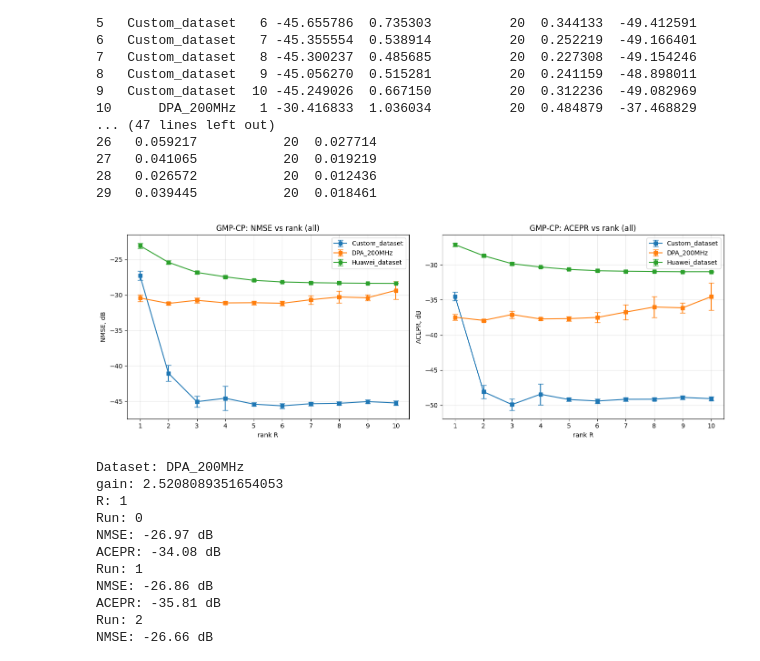
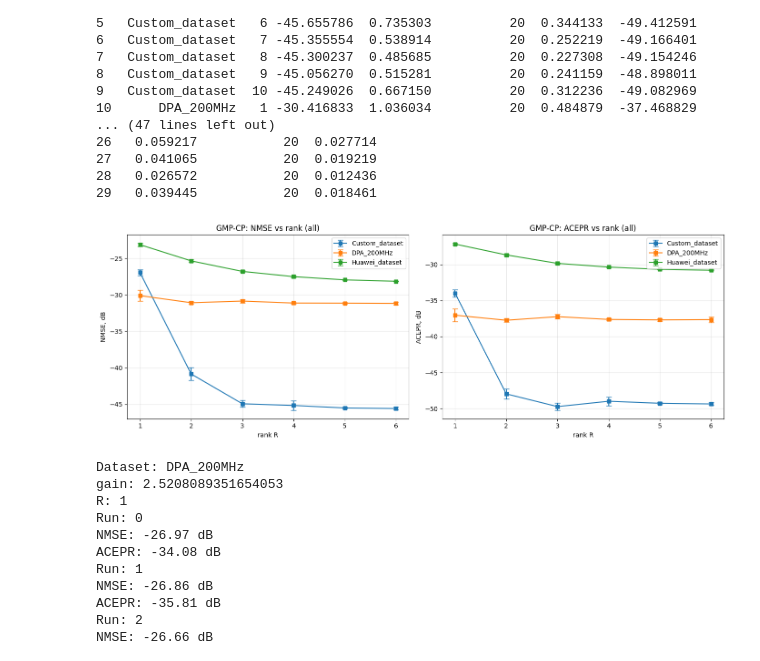
Before and after one commit to pasmornov-m/DPD_Research, a Jupyter notebook: dev_gmp_tensor.ipynb, the cells around one changed output. Cells and saved outputs as stored; diff of their text form; code cells hidden in the pictures.

```diff
--- a/dev_gmp_tensor.ipynb
+++ b/dev_gmp_tensor.ipynb
@@ -11,7 +11,9 @@ import pandas as pd
 # %% [markdown]
 Load data from files
 # %%
-dataset_path = "datasets/DPA_200MHz"
+dataset_path = "datasets/Custom_dataset"
+# dataset_path = "datasets/DPA_200MHz"
+# dataset_path = "datasets/Huawei_dataset"
 
 container = data_loader.DataContainer()
 container.load_data(file_path=dataset_path)
@@ -83,6 +85,9 @@ def ridge_ls(Phi, y, gamma):
     Phi : (N, K)
     y   : (N,)
     """
+
+    if gamma == 0:
+        return torch.linalg.lstsq(Phi, y).solution
 
     K = Phi.shape[1]
 
@@ -114,16 +119,6 @@ def als_identification_of_gmpcp(model, y_vec, H, M, N, L, gamma):
     M1 = model.M1
     M2 = model.M2
     P = model.P
-
-    # N = len(x) - max(M1, M2) + 1
-
-    # y_vec, H, M = prepare_data_for_als(x,
-    #                                    y,
-    #                                    M1,
-    #                                    M2,
-    #                                    P,
-    #                                    N,
-    #                                 )
 
     A = model.a.clone()
     B = model.b.clone()
@@ -175,16 +170,16 @@ from models.base_model import BaseModel
 
 
 class GMPCP(torch.nn.Module, BaseModel):
-    def __init__(self, R, M1, M2, P, model_name: str = "", learnable: bool = False, use_even_powers: bool = False):
+    def __init__(self, R, M1, M2, P, model_name: str = "", use_even_powers: bool = False):
 
         torch.nn.Module.__init__(self)
         BaseModel.__init__(self, model_name=model_name)
 
         self.R, self.M1, self.M2, self.P = R, M1, M2, P
 
-        self.a = torch.nn.Parameter(0.1 * torch.randn(M1, R, dtype=torch.complex64), requires_grad=learnable)
-        self.b = torch.nn.Parameter(0.1 * torch.randn(M2, R, dtype=torch.complex64), requires_grad=learnable)
-        self.c = torch.nn.Parameter(0.1 * torch.randn(P, R, dtype=torch.complex64), requires_grad=learnable)
+        self.register_buffer('a', 0.1 * torch.randn(M1, R, dtype=torch.complex64))
+        self.register_buffer('b', 0.1 * torch.randn(M2, R, dtype=torch.complex64))
+        self.register_buffer('c', 0.1 * torch.randn(P, R, dtype=torch.complex64))
 
         self.max_delay = max(self.M1, self.M2) - 1
         self.register_buffer('M1_arange', torch.arange(self.M1))
@@ -403,15 +393,15 @@ def collect_als_statistics(main_model, M1, M2, P, R_range, num_runs, L, gamma, N
 main_model = GMPCP
 M1=10
 M2=10
+# P=8
 P=8
 N=4096
 gamma = 1e-3
 L = 20
 
-R_range = [1, 2, 3, 4, 5, 6, 7, 8, 9, 10]
-num_runs = 20
+R_range = [1, 2, 3, 4, 5, 6]
+num_runs = 50
 dataset_names_range = ('DPA_200MHz', 'Custom_dataset', 'Huawei_dataset',)
-use_even_powers = False
 
 
 result_list_odd = collect_als_statistics(main_model=main_model,
@@ -541,36 +531,36 @@ for dataset_name, group in df_result_odd_agg.groupby('dataset'):
         label=dataset_name
     )
 
     axes[1].errorbar(
         group['R'],
         group['acepr_mean'],
         yerr=group['acepr_ci'],
         marker='s',
         capsize=4,
         label=dataset_name
     )
 
 
 axes[0].set_xlabel("rank R")
 axes[0].set_ylabel("NMSE, dB")
 axes[0].set_title("GMP-CP: NMSE vs rank (all)")
 axes[0].grid(True, alpha=0.3)
-axes[0].set_xticks(np.arange(1, 11, 1))
+axes[0].set_xticks(np.arange(1, 7, 1))
 axes[0].legend()
 
 
 axes[1].set_xlabel("rank R")
 axes[1].set_ylabel("ACEPR, dB")
 axes[1].set_title("GMP-CP: ACEPR vs rank (all)")
 axes[1].grid(True, alpha=0.3)
-axes[1].set_xticks(np.arange(1, 11, 1))
+axes[1].set_xticks(np.arange(1, 7, 1))
 axes[1].legend()
 
 
 plt.tight_layout()
 plt.show()
 # %% [output]
-[figure, old version]
+[figure, new version]
 # %%
 
 result_list_even = collect_als_statistics(main_model=main_model,
```
Also changed, not shown: parts of 10 cells of this notebook.
